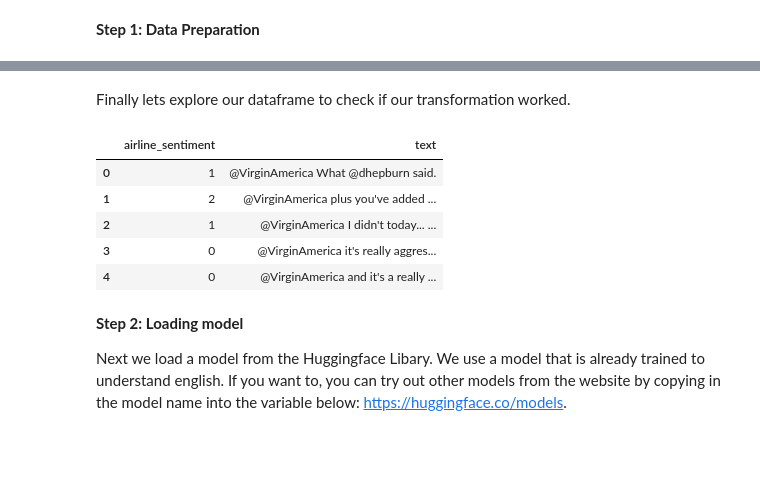
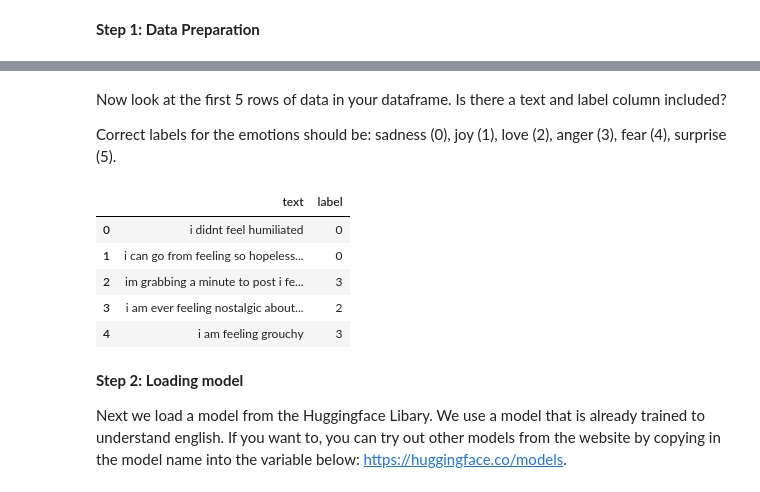
Before and after one commit to Maximilianwte/Data-Science-for-Customer-Insight, a Jupyter notebook: DataScience Introduction GRADED - DSCI.ipynb, the cells around one changed output, grey strips where cells are left out. Cells and saved outputs as stored; diff of their text form; code cells hidden in the pictures; blank space fills up the shorter version.

```diff
--- a/DataScience Introduction GRADED - DSCI.ipynb
+++ b/DataScience Introduction GRADED - DSCI.ipynb
@@ -342,14 +328,22 @@ df['airline_sentiment'] = df['airline_sentiment'].apply(lambda x: transform_labe
-# %% [markdown]
-Finally lets explore our dataframe to check if our transformation worked.
+# %%
+from datasets import load_dataset
+
+dataset = load_dataset("dair-ai/emotion")
+# %%
+df = pd.DataFrame(dataset['train'])
+# %% [markdown]
+Now look at the first 5 rows of data in your dataframe. Is there a text and label column included?
+
+Correct labels for the emotions should be: sadness (0), joy (1), love (2), anger (3), fear (4), surprise (5).
 # %%
-df. ... # Display the first five rows of the train dataframe
+df.head() #... # Display the first five rows of the train dataframe
 # %% [output]
-|  | airline_sentiment | text |
-| 0 | 1 | @VirginAmerica What @dhepburn said. |
-| 1 | 2 | @VirginAmerica plus you've added ... |
-| 2 | 1 | @VirginAmerica I didn't today... ... |
-| 3 | 0 | @VirginAmerica it's really aggres... |
-| 4 | 0 | @VirginAmerica and it's a really ... |
+|  | text | label |
+| 0 | i didnt feel humiliated | 0 |
+| 1 | i can go from feeling so hopeless... | 0 |
+| 2 | im grabbing a minute to post i fe... | 3 |
+| 3 | i am ever feeling nostalgic about... | 2 |
+| 4 | i am feeling grouchy | 3 |
 # %% [markdown]
 **Step 2: Loading model**
 
```
Also changed, not shown: parts of 23 cells of this notebook.
